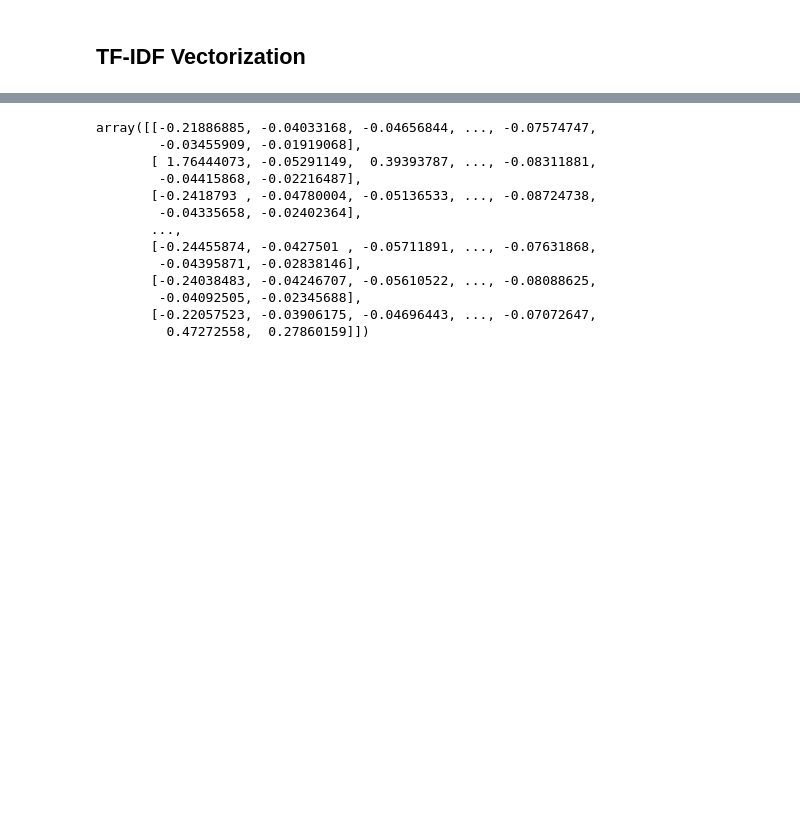
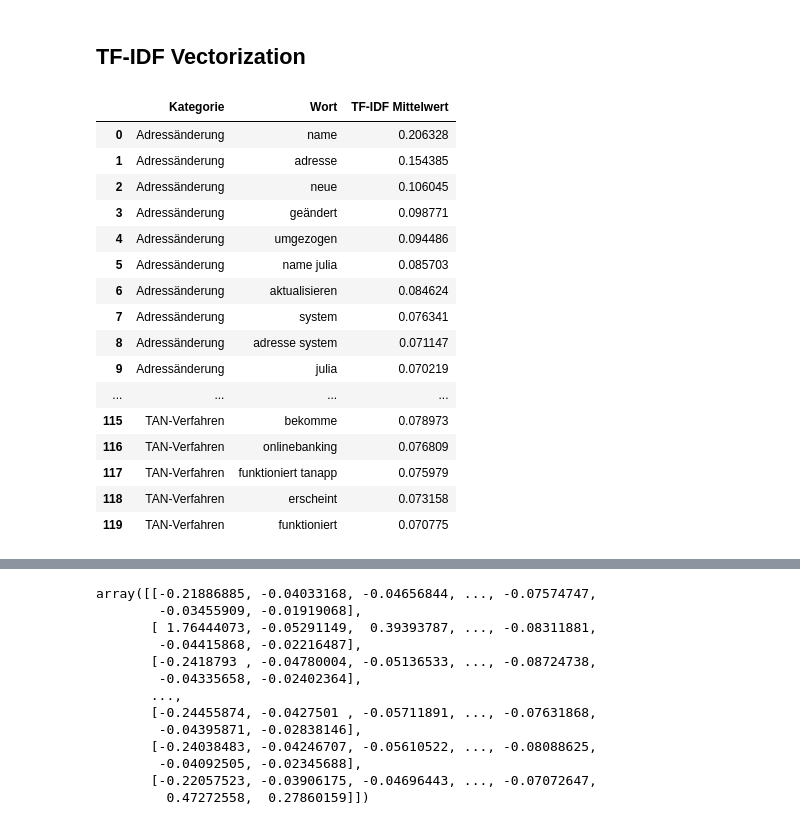
Before and after one commit to almilash/sparkasse_text_classification_challenge, a Jupyter notebook: model/Sparkasse_Challenge_AD-3.ipynb, the cells around one changed output, grey strips where cells are left out. Cells and saved outputs as stored; diff of their text form; code cells hidden in the pictures; blank space fills up the shorter version.

```diff
--- a/model/Sparkasse_Challenge_AD-3.ipynb
+++ b/model/Sparkasse_Challenge_AD-3.ipynb
@@ -413,4 +422,53 @@ accuracy    0.54
 Name: 5, dtype: float64
 # %% [markdown]
 ## TF-IDF Vectorization
+# %%
+import numpy as np
+import pandas as pd
+
+# Feature-Namen aus dem Vectorizer
+feature_names = vectorizer.get_feature_names_out()
+
+# Funktion: Top-N Wörter pro Kategorie
+def top_words_per_category(X, y, feature_names, top_n=10):
+    categories = np.unique(y)
+    rows = []
+    for cat in categories:
+        mask = (y == cat)
+        # Mittelwert der TF-IDF-Werte pro Wort in dieser Kategorie
+        tfidf_means = np.asarray(X[mask].mean(axis=0)).flatten()
+        top_idx = tfidf_means.argsort()[::-1][:top_n]
+        for i in top_idx:
+            rows.append({
+                "Kategorie": cat,
+                "Wort": feature_names[i],
+                "TF-IDF Mittelwert": tfidf_means[i]
+            })
+    return pd.DataFrame(rows)
+
+# DataFrame mit Top-Wörtern
+df_top_words = top_words_per_category(X, y.values, feature_names, top_n=10)
+
+# Optional: Nach Kategorie und Score sortieren
+df_top_words = df_top_words.sort_values(["Kategorie", "TF-IDF Mittelwert"], ascending=[True, False])
+
+df_top_words
+# %% [output]
+|  | Kategorie | Wort | TF-IDF Mittelwert |
+| 0 | Adressänderung | name | 0.206328 |
+| 1 | Adressänderung | adresse | 0.154385 |
+| 2 | Adressänderung | neue | 0.106045 |
+| 3 | Adressänderung | geändert | 0.098771 |
+| 4 | Adressänderung | umgezogen | 0.094486 |
+| 5 | Adressänderung | name julia | 0.085703 |
+| 6 | Adressänderung | aktualisieren | 0.084624 |
+| 7 | Adressänderung | system | 0.076341 |
+| 8 | Adressänderung | adresse system | 0.071147 |
+| 9 | Adressänderung | julia | 0.070219 |
+| ... | ... | ... | ... |
+| 115 | TAN-Verfahren | bekomme | 0.078973 |
+| 116 | TAN-Verfahren | onlinebanking | 0.076809 |
+| 117 | TAN-Verfahren | funktioniert tanapp | 0.075979 |
+| 118 | TAN-Verfahren | erscheint | 0.073158 |
+| 119 | TAN-Verfahren | funktioniert | 0.070775 |
 # %%
```
Also changed, not shown: parts of 3 cells of this notebook.
